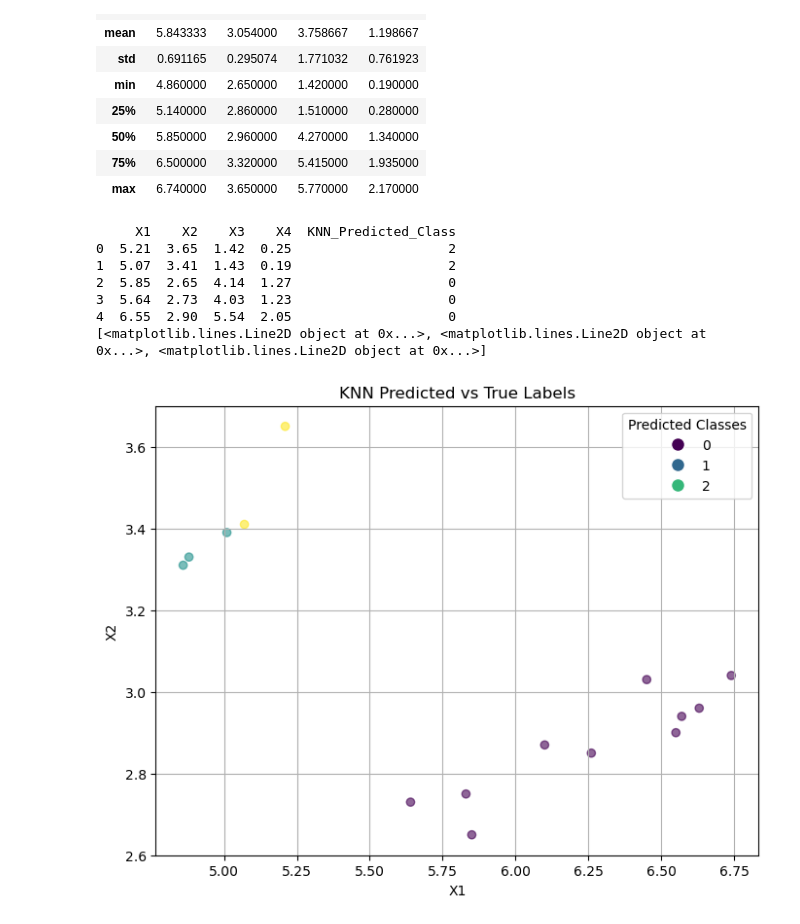
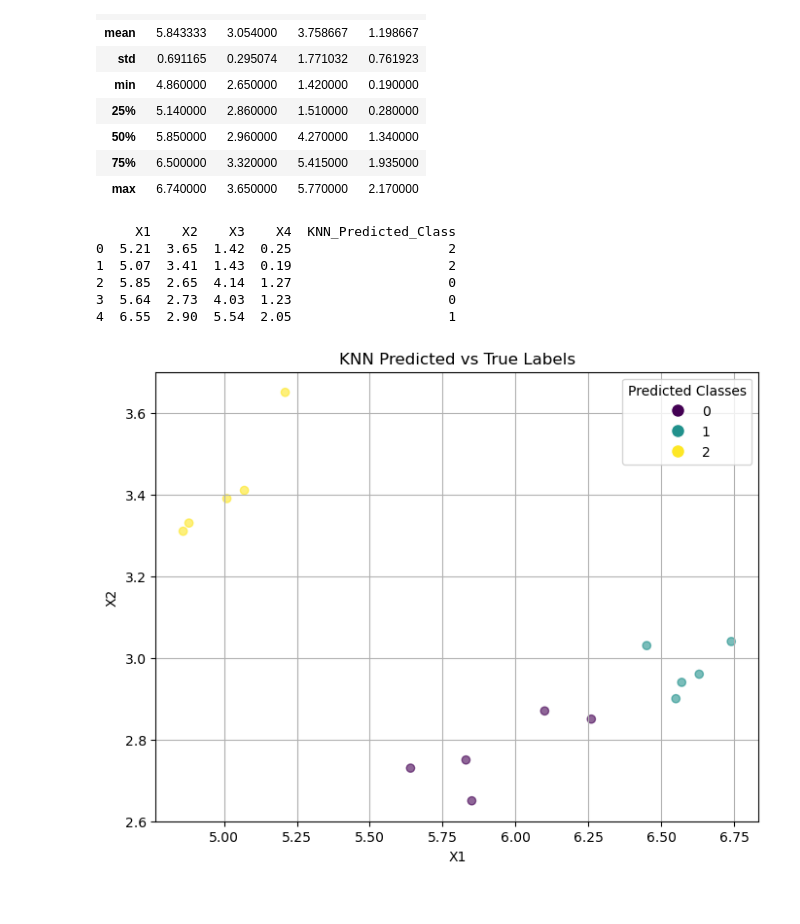
Before and after one commit to anjali-ojha/data-mining, a Jupyter notebook: assignment-2/homeword-2.ipynb, the cells around one changed output. Saved outputs shown, nothing was run; the diff lists cells and outputs as text; code cells hidden in the pictures.

```diff
--- a/assignment-2/homeword-2.ipynb
+++ b/assignment-2/homeword-2.ipynb
@@ -276,41 +371,27 @@ def chebyshev_distance(x1, x2):
 # %%
 import numpy as np
 from collections import Counter
+from matplotlib.lines import Line2D
+from matplotlib.colors import ListedColormap
+
 
 
 # KNN classifier class
 class KNN:
-    def __init__(self, k=3, distance="euclidean"):
+    def __init__(self, k=3, distance_func="euclidean"):
         self.k = k
-        self.distance = distance
+        self.distance_func = distance_func
 
     # Fit method stores the training data
     def fit(self, X_train, y_train):
         self.X_train = X_train
         self.y_train = y_train
 
-    # Predict method for the entire test set
-    def predict(self, X_test):
-        predictions = [self._predict(x) for x in X_test]
-        return np.array(predictions)
-
-    # Helper function to compute the distance dynamically based on self.distance
-    def compute_distance(self, x1, x2):
-        if self.distance == "euclidean":
-            return euclidean_distance(x1, x2)
-        elif self.distance == "manhattan":
-            return manhattan_distance(x1, x2)
-        elif self.distance == "minkowski":
-            return minkowski_distance(x1, x2, p=3)  # Default p=3, you can modify this if needed
-        elif self.distance == "chebyshev":
-            return chebyshev_distance(x1, x2)
-        else:
-            raise ValueError(f"Unknown distance metric: {self.distance}")
 
     # Helper function to predict the class of a single instance
     def _predict(self, x):
         # Compute the distance between the test point and all training points
-        distances = [self.compute_distance(x, x_train) for x_train in self.X_train]
+        distances = [compute_distance_bw_points(self.distance_func, x, x_train) for x_train in self.X_train]
 
         # Get the indices of the k-nearest neighbors
         k_indices = np.argsort(distances)[:self.k]
@@ -322,53 +403,62 @@ class KNN:
         most_common = Counter(k_nearest_labels).most_common(1)
         return most_common[0][0]
 
-    # Method to plot the classified points along with their true classes
-    def plot_predictions(self, X, y_pred, title="KNN Classification"):
-        plt.figure(figsize=(8, 6))
-        # Scatter plot of the data points colored by the predicted class
-        plt.scatter(X[:, 0], X[:, 1], c=y_pred, cmap='viridis', marker='o', alpha=0.6, label='Predicted Labels')
-
-        # plt.legend(loc='upper right')
-        class_labels = np.unique(y_pred)
-        handles = [plt.Line2D([0], [0], marker='o', color='w', markerfacecolor=plt.cm.viridis(i / len(class_labels)), markersize=10) for i in range(len(class_labels))]
-        print(handles)
-        plt.legend(handles, class_labels, title='Predicted Classes')
+    # Predict method for the entire test set
+    def predict(self, X_test):
+        predictions = [self._predict(x) for x in X_test]
+        return np.array(predictions)
 
 
+    # Method to plot the classified points along with their true classes
+    def plot_predictions(self, X, y, title="KNN Classification"):
+        plt.figure(figsize=(8, 6))
+        class_labels = np.unique(y)
+        num_classes = len(class_labels)
+
+        cmap = plt.cm.get_cmap('viridis', num_classes)
+
+        scatter = plt.scatter(X[:, 0], X[:, 1], c=y, cmap=cmap, marker='o', alpha=0.6)
+        handles = [Line2D([0], [0], marker='o', color='w', markerfacecolor=cmap(i), markersize=10) for i in range(num_classes)]
+
+        plt.legend(handles, class_labels, title='Predicted Classes', loc='upper right')
+
+        # Add titles and labels
         plt.title(title)
         plt.xlabel('X1')
         plt.ylabel('X2')
         plt.grid(True)
+
+        # Optional: Add a color bar (if useful)
+        # plt.colorbar(scatter, ticks=range(num_classes), label='Predicted Classes')
+
         plt.show()
 
 
 
 
 # Apply KNN using the cluster labels obtained from KMeans++
 # In this case, we'll use KNN to classify the data points based on the clusters
 
+knn = KNN(k=3)
+knn.fit(X, kmeans_plus_plus_labels)
+
 X_test = df_test.values
-# Use KMeans++ labels as "training" data labels for the KNN
-knn = KNN(k=3)
-knn.fit(X, labels)
-
 # Now, classify all data points using KNN based on the cluster labels
 predictions = knn.predict(X_test)
 
 # Add predictions to the DataFrame to see the result
 df_test_output = df_test.copy()
 df_test_output['KNN_Predicted_Class'] = predictions
 
 # Display first few rows to check the predicted labels
 print(df_test_output.head())
 
 knn.plot_predictions(X_test, predictions, title="KNN Predicted vs True Labels")
 # %% [output]
      X1    X2    X3    X4  KNN_Predicted_Class
 0  5.21  3.65  1.42  0.25                    2
 1  5.07  3.41  1.43  0.19                    2
 2  5.85  2.65  4.14  1.27                    0
 3  5.64  2.73  4.03  1.23                    0
-4  6.55  2.90  5.54  2.05                    0
-[<matplotlib.lines.Line2D object at 0x...>, <matplotlib.lines.Line2D object at 0x...>, <matplotlib.lines.Line2D object at 0x...>]
+4  6.55  2.90  5.54  2.05                    1
-[figure, old version]
+[figure, new version]
```
Also changed, not shown: parts of 8 cells of this notebook.
